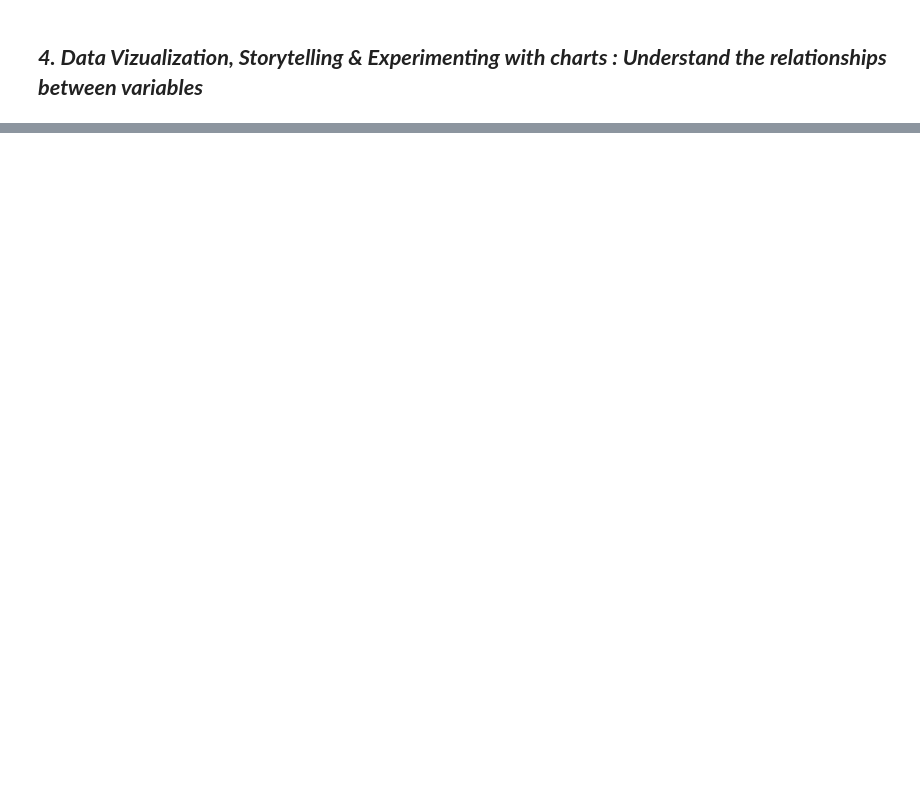
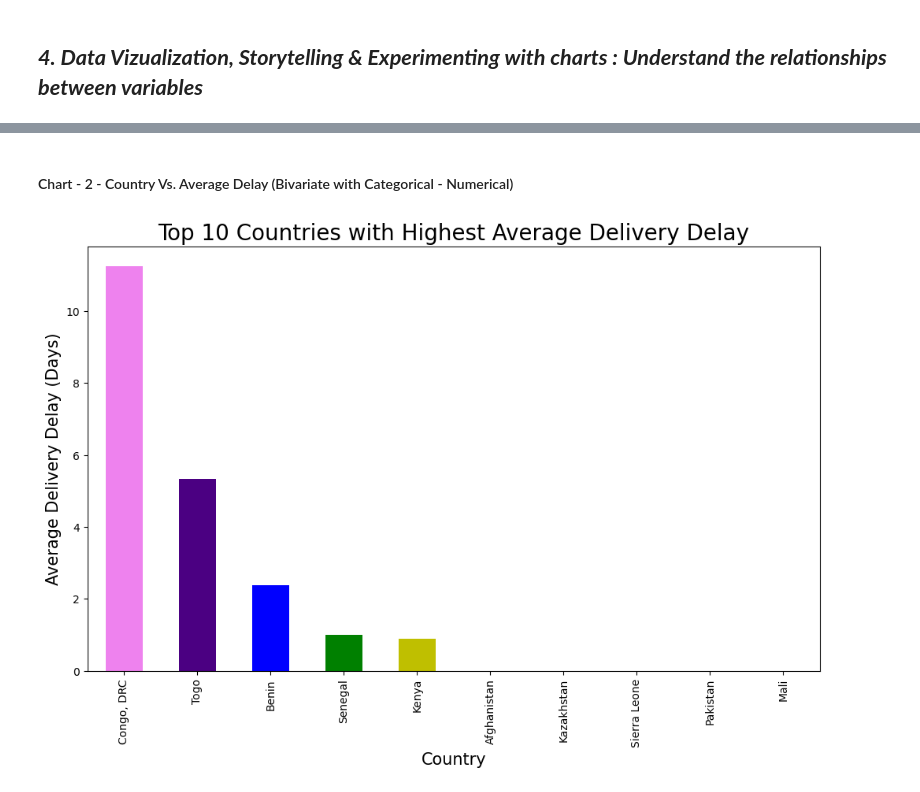
Before and after one commit to KRamBalaji/FedEx-Logistics-Performance-Analysis, a Jupyter notebook: EDA_FedEx_Logistics_Performance_Analysis.ipynb, the cells around one changed output, grey strips where cells are left out. Drawn from its saved outputs; the diff is of its cells as text; code cells hidden in the pictures; blank space fills up the shorter version.

```diff
--- a/EDA_FedEx_Logistics_Performance_Analysis.ipynb
+++ b/EDA_FedEx_Logistics_Performance_Analysis.ipynb
@@ -523,0 +560,18 @@ plt.show()
+# %% [markdown]
+#### Chart - 2 - Country Vs. Average Delay (Bivariate with Categorical - Numerical)
+# %%
+# Group by 'Country' and calculate average 'Delivery Delay'
+avg_delay_by_country = dataset.groupby('Country')['Delivery Delay'].mean()
+
+# Sort in descending order and select top 10
+top_10_delayed_countries = avg_delay_by_country.sort_values(ascending=False).head(10)
+
+# Visualization
+plt.figure(figsize=(12, 7))
+top_10_delayed_countries.plot.bar(color=['violet', 'indigo', 'b', 'g', 'y', 'orange', 'r'])
+plt.title("Top 10 Countries with Highest Average Delivery Delay", fontsize=20)
+plt.xlabel('Country', fontsize=15)
+plt.ylabel('Average Delivery Delay (Days)', fontsize=15)
+plt.show()
+# %% [output]
+[figure, added]
```
Also changed, not shown: parts of 85 cells of this notebook.
